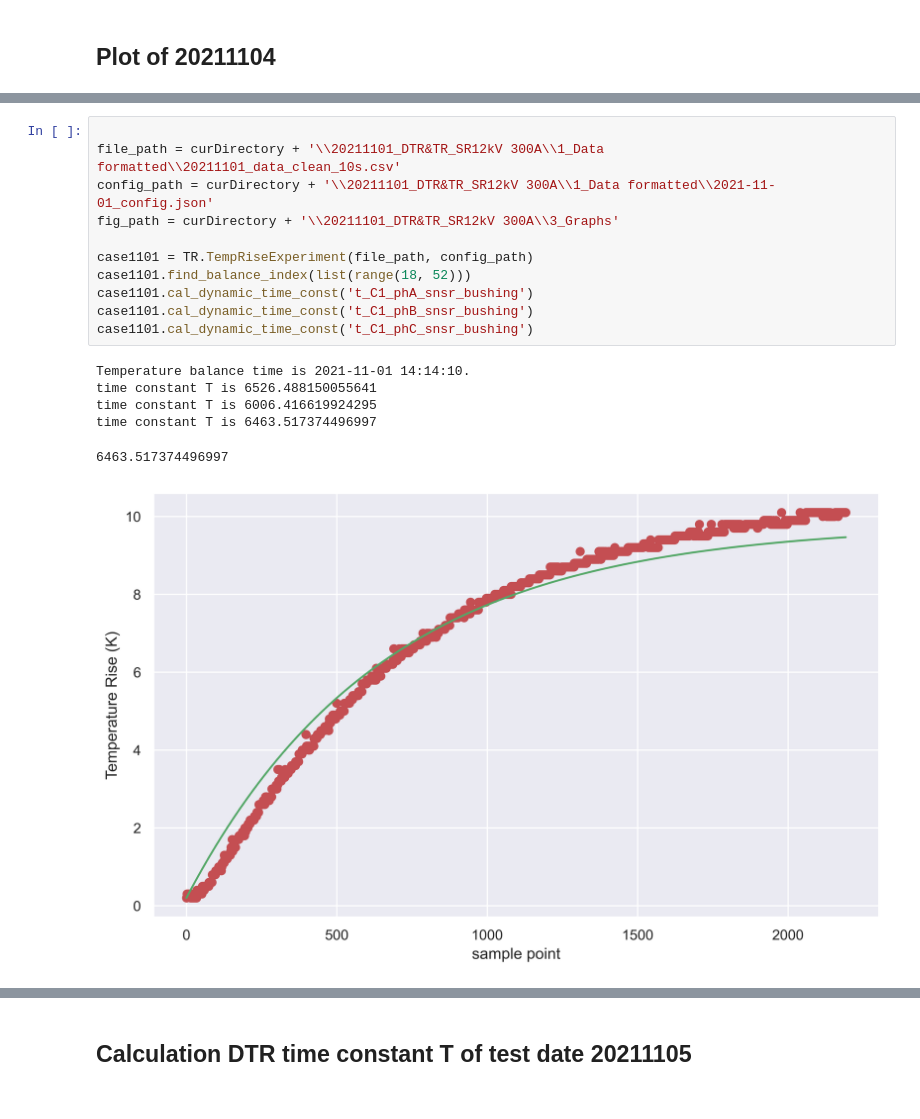
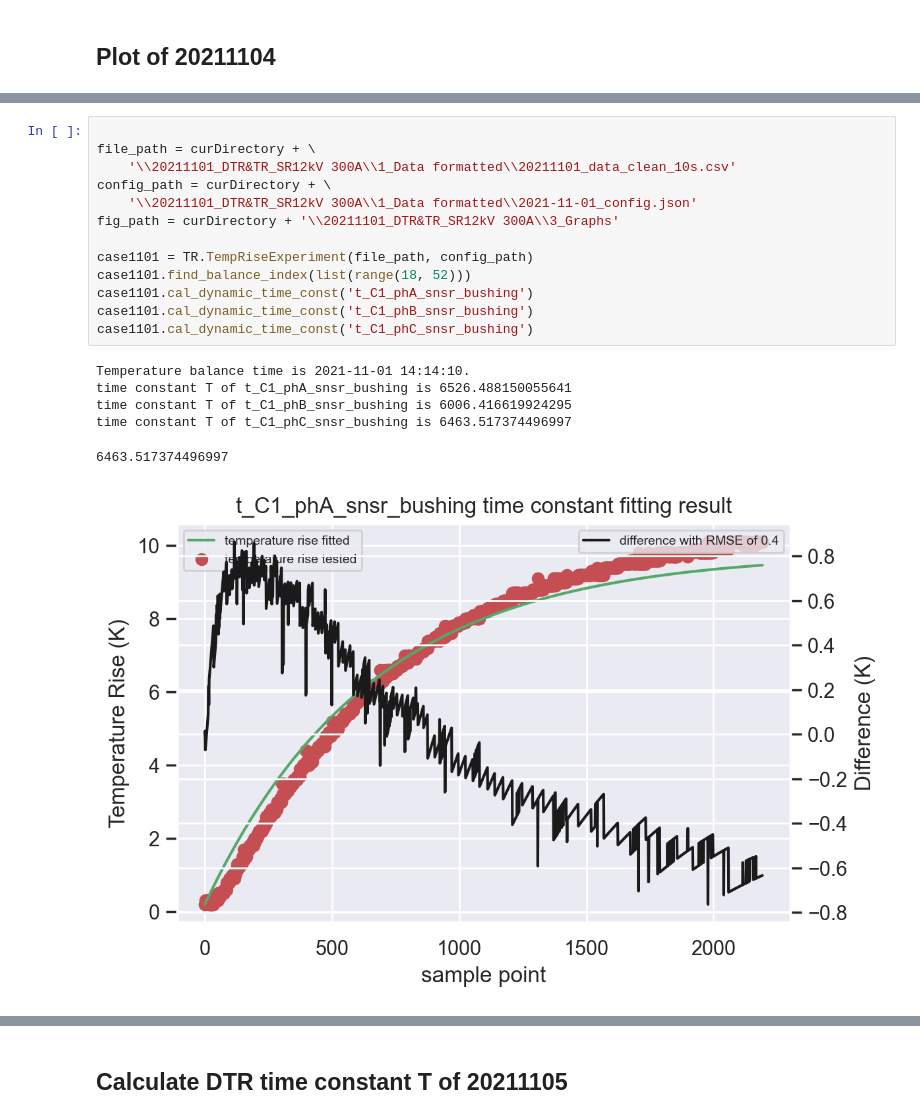
Before and after one commit to xxyql2006/ABB-SGIS-APL, a Jupyter notebook: TR_plots.ipynb, the cells around one changed output, grey strips where cells are left out. Cells and saved outputs as stored; diff of their text form.

```diff
--- a/TR_plots.ipynb
+++ b/TR_plots.ipynb
@@ -193,18 +220,20 @@ time constant T is 5151.734422320041
 # %%
 
-file_path = curDirectory + '\\20211101_DTR&TR_SR12kV 300A\\1_Data formatted\\20211101_data_clean_10s.csv'
-config_path = curDirectory + '\\20211101_DTR&TR_SR12kV 300A\\1_Data formatted\\2021-11-01_config.json'
+file_path = curDirectory + \
+    '\\20211101_DTR&TR_SR12kV 300A\\1_Data formatted\\20211101_data_clean_10s.csv'
+config_path = curDirectory + \
+    '\\20211101_DTR&TR_SR12kV 300A\\1_Data formatted\\2021-11-01_config.json'
 fig_path = curDirectory + '\\20211101_DTR&TR_SR12kV 300A\\3_Graphs'
 
 case1101 = TR.TempRiseExperiment(file_path, config_path)
 case1101.find_balance_index(list(range(18, 52)))
 case1101.cal_dynamic_time_const('t_C1_phA_snsr_bushing')
 case1101.cal_dynamic_time_const('t_C1_phB_snsr_bushing')
 case1101.cal_dynamic_time_const('t_C1_phC_snsr_bushing')
 # %% [output]
 Temperature balance time is 2021-11-01 14:14:10.
-time constant T is 6526.488150055641
-time constant T is 6006.416619924295
-time constant T is 6463.517374496997
+time constant T of t_C1_phA_snsr_bushing is 6526.488150055641
+time constant T of t_C1_phB_snsr_bushing is 6006.416619924295
+time constant T of t_C1_phC_snsr_bushing is 6463.517374496997
 6463.517374496997
-[figure, old version]
+[figure, new version]
@@ -213,4 +242,4 @@ time constant T is 6463.517374496997
 # %% [markdown]
-## Calculation DTR time constant T of test date 20211105
+## Calculate DTR time constant T of 20211105
 # %%
 
```
Also changed, not shown: parts of 17 cells of this notebook, 1 other file.
